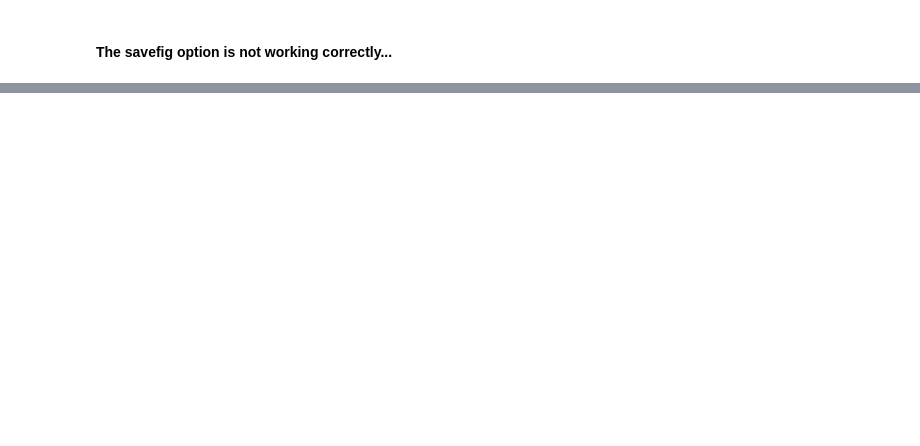
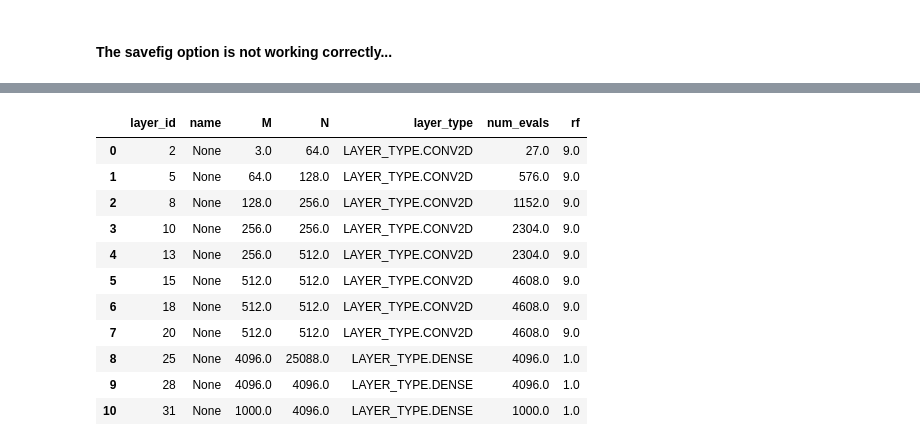
Before and after one commit to CalculatedContent/WeightWatcher, a Jupyter notebook: WWLayerIterator.ipynb, the cells around one changed output, grey strips where cells are left out. Saved outputs shown, nothing was run; the diff lists cells and outputs as text; code cells hidden in the pictures; blank space fills up the shorter version.

```diff
--- a/WWLayerIterator.ipynb
+++ b/WWLayerIterator.ipynb
@@ -350,2 +356,18 @@ Assuming nested distributions
 WWLayer()
 <Figure size 432x288 with 0 Axes>
+# %%
+details =  watcher.describe(model)
+details
+# %% [output]
+|  | layer_id | name | M | N | layer_type | num_evals | rf |
+| 0 | 2 | None | 3.0 | 64.0 | LAYER_TYPE.CONV2D | 27.0 | 9.0 |
+| 1 | 5 | None | 64.0 | 128.0 | LAYER_TYPE.CONV2D | 576.0 | 9.0 |
+| 2 | 8 | None | 128.0 | 256.0 | LAYER_TYPE.CONV2D | 1152.0 | 9.0 |
+| 3 | 10 | None | 256.0 | 256.0 | LAYER_TYPE.CONV2D | 2304.0 | 9.0 |
+| 4 | 13 | None | 256.0 | 512.0 | LAYER_TYPE.CONV2D | 2304.0 | 9.0 |
+| 5 | 15 | None | 512.0 | 512.0 | LAYER_TYPE.CONV2D | 4608.0 | 9.0 |
+| 6 | 18 | None | 512.0 | 512.0 | LAYER_TYPE.CONV2D | 4608.0 | 9.0 |
+| 7 | 20 | None | 512.0 | 512.0 | LAYER_TYPE.CONV2D | 4608.0 | 9.0 |
+| 8 | 25 | None | 4096.0 | 25088.0 | LAYER_TYPE.DENSE | 4096.0 | 1.0 |
+| 9 | 28 | None | 4096.0 | 4096.0 | LAYER_TYPE.DENSE | 4096.0 | 1.0 |
+| 10 | 31 | None | 1000.0 | 4096.0 | LAYER_TYPE.DENSE | 1000.0 | 1.0 |
```
Also changed, not shown: parts of 9 cells of this notebook, 1 other file.
